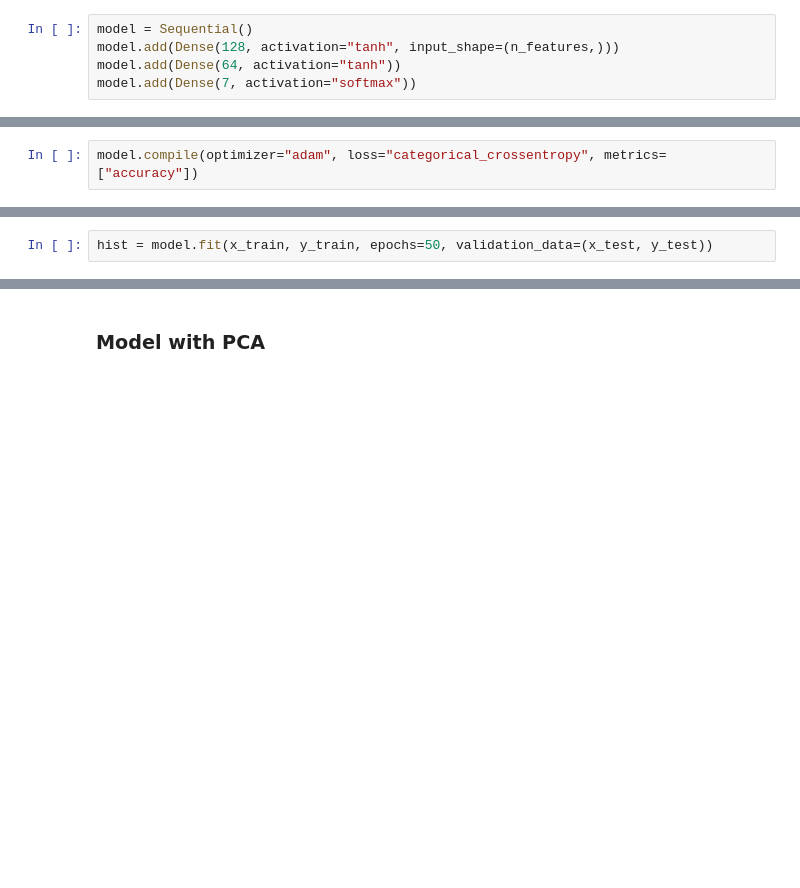
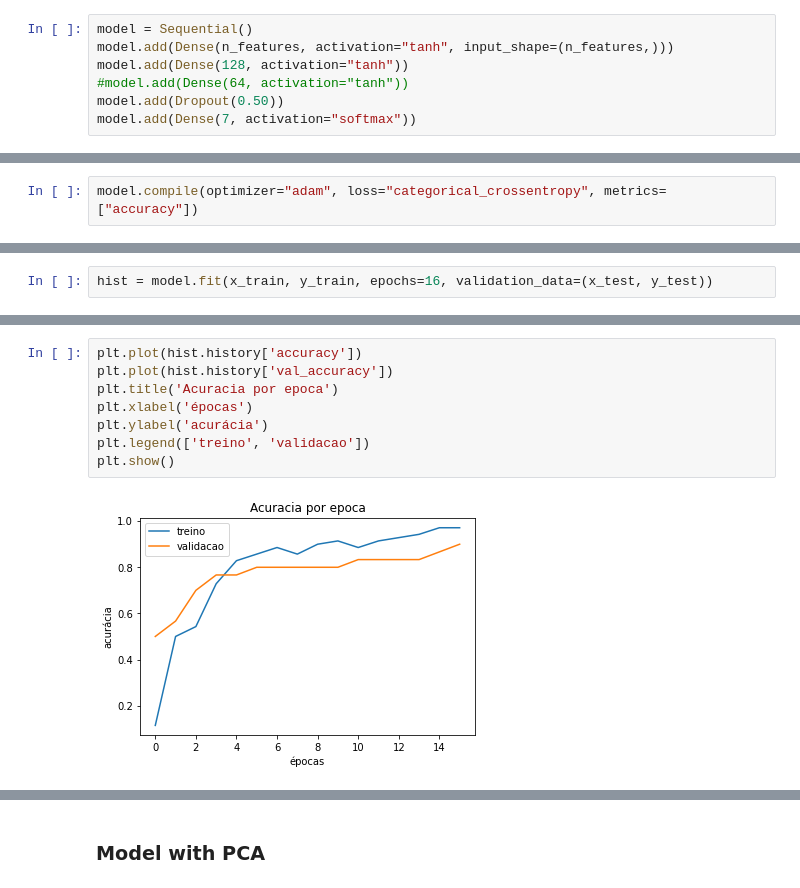
Before and after one commit to danimorwen/infnet_cargas_eletricas, a Jupyter notebook: code/modelling.ipynb, the cells around one changed output, grey strips where cells are left out. Drawn from its saved outputs; the diff is of its cells as text; blank space fills up the shorter version.

Commit message:
update modelling code

```diff
--- a/code/modelling.ipynb
+++ b/code/modelling.ipynb
@@ -82,6 +82,8 @@ n_features
 200
 # %%
 model = Sequential()
-model.add(Dense(128, activation="tanh", input_shape=(n_features,)))
-model.add(Dense(64, activation="tanh"))
+model.add(Dense(n_features, activation="tanh", input_shape=(n_features,)))
+model.add(Dense(128, activation="tanh"))
+#model.add(Dense(64, activation="tanh"))
+model.add(Dropout(0.50))
 model.add(Dense(7, activation="softmax"))
@@ -106,5 +113,5 @@ Trainable params: 10,759
 Non-trainable params: 0
 _________________________________________________________________
 # %%
-hist = model.fit(x_train, y_train, epochs=50, validation_data=(x_test, y_test))
+hist = model.fit(x_train, y_train, epochs=16, validation_data=(x_test, y_test))
 # %% [output]
@@ -141,0 +149,10 @@ Test acc: 0.9333333373069763
+# %%
+plt.plot(hist.history['accuracy'])
+plt.plot(hist.history['val_accuracy'])
+plt.title('Acuracia por epoca')
+plt.xlabel('épocas')
+plt.ylabel('acurácia')
+plt.legend(['treino', 'validacao'])
+plt.show()
+# %% [output]
+[figure, added]
```
Also changed, not shown: parts of 18 cells of this notebook, 2 other files.
